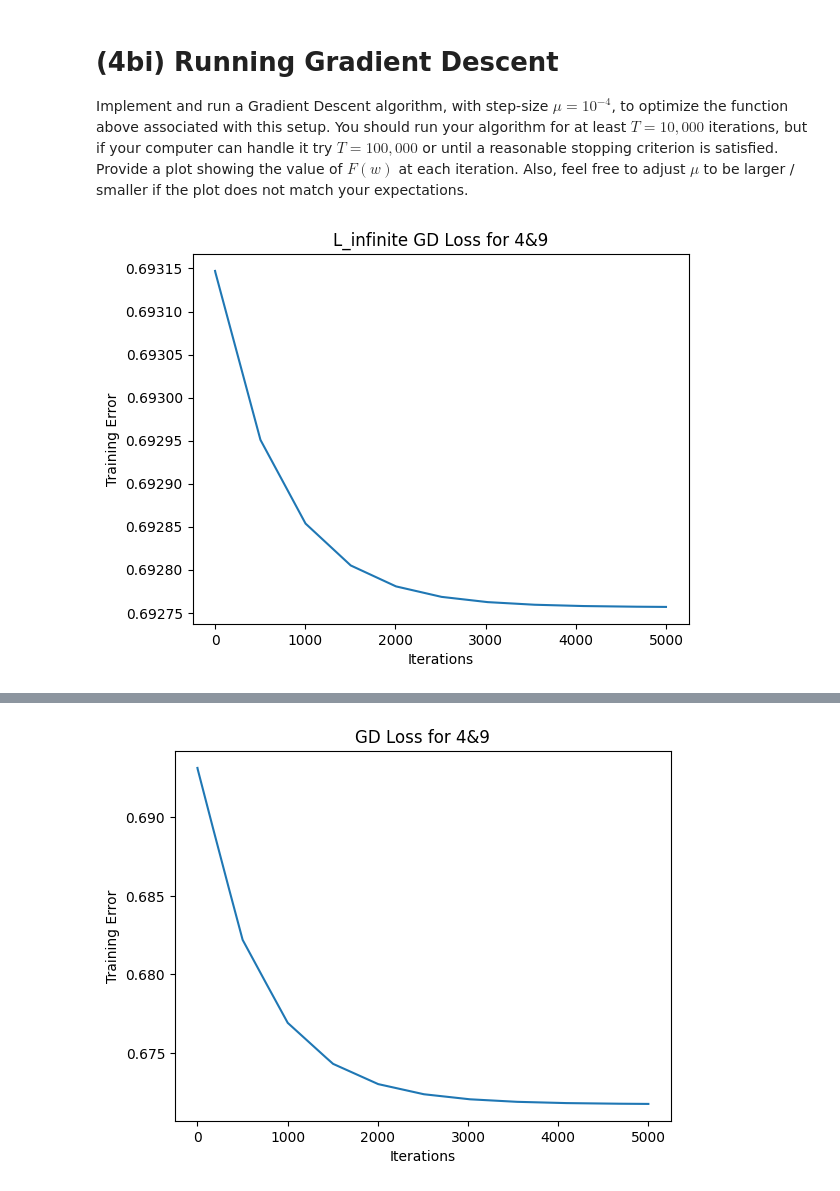
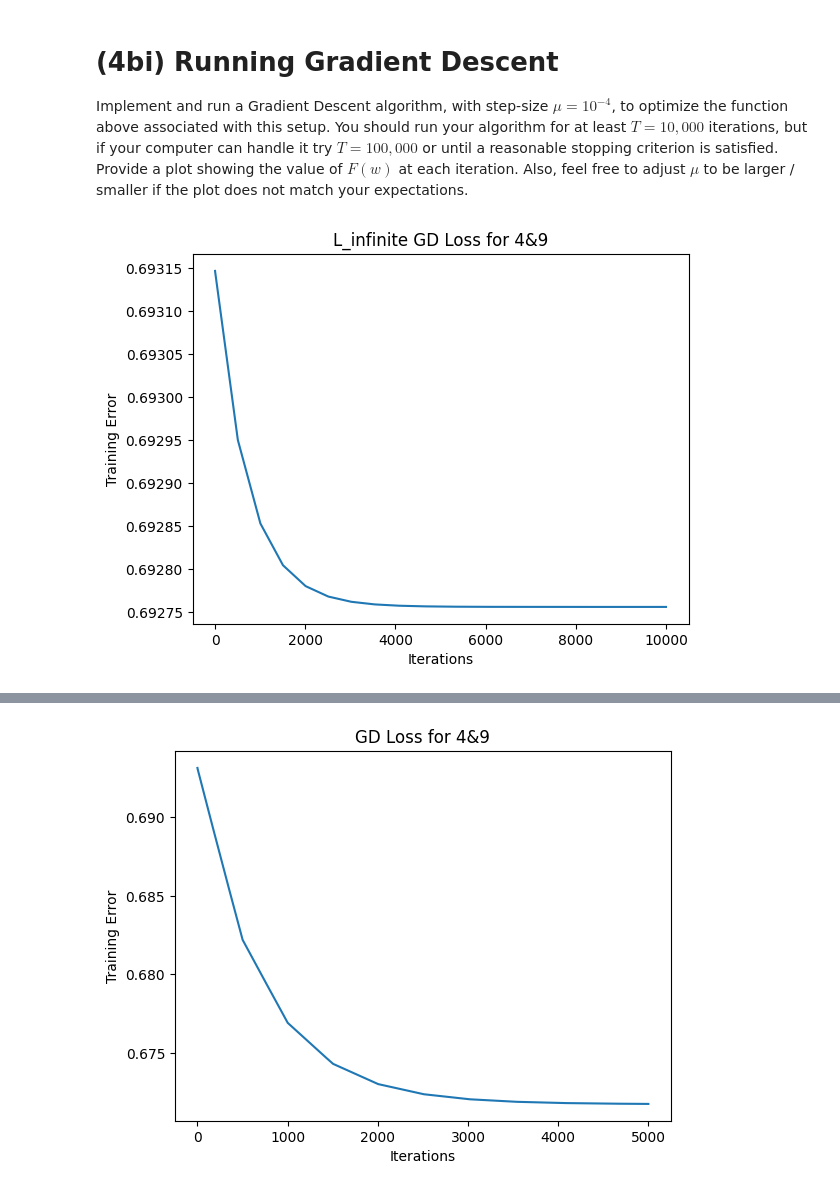
Before and after one commit to catliba/173a, a Jupyter notebook: HW4_Q3.ipynb, the cells around one changed output, grey strips where cells are left out. Saved outputs shown, nothing was run; the diff lists cells and outputs as text; code cells hidden in the pictures.

```diff
--- a/HW4_Q3.ipynb
+++ b/HW4_Q3.ipynb
@@ -76,8 +100,7 @@ def output_data(num1, num2):
 
 Implement and run a Gradient Descent algorithm, with step-size $\mu = 10^{-4}$, to optimize the function above associated with this setup. You should run your algorithm for at least $T = 10,000$ iterations, but if your computer can handle it try $T=100,000$ or until a reasonable stopping criterion is satisfied.  Provide a plot showing the value of $F(w)$ at each iteration. Also, feel free to adjust $\mu$ to be larger / smaller if the plot does not match your expectations.
 # %%
-# implement L_infinite gradient descent here
-
+#3a
 w = np.zeros((784,1))
 
 def gradF(w, x_train, y_train):
@@ -85,38 +108,35 @@ def gradF(w, x_train, y_train):
     grad = (-expVal/(1+expVal))*y_train*x_train
     return grad.transpose().mean(axis=1).reshape((28*28,1))
 
 def F(w, x_train, y_train):
-    F = np.log(1+np.exp(-y_train*(x_train @ w))).mean()
-    return F
+    return np.log(1+np.exp(-y_train*(x_train @ w))).mean()
 
 def p(gradient):
-    normGrad = np.linalg.norm(gradient, ord = 1)
-    return np.sign(gradient) * normGrad
+    return np.sign(gradient) * np.linalg.norm(gradient, ord = 1)
 
 def gradient_descent(w, T=1000, mu=1e-4, num1=0, num2=1, plot=True):
     x_train, y_train, x_test, y_test = output_data(num1, num2)
     F_history = []
     for t in range(T):
         F_history.append(F(w,x_train, y_train))
-        #w = w-mu*gradF(w, x_train, y_train)
         gradient = gradF(w, x_train, y_train)
         w = w-mu*p(gradient)
         if(t%500) == 0:
             print('Finished', t, 'iterations...')
             clear_output(wait=True)
             mu = mu/2
 
     if plot:
         plt.plot(range(T), F_history)
         plt.xlabel('Iterations')
         plt.ylabel('Training Error')
         plt.title('L_infinite GD Loss for '+str(num1)+ '&'+str(num2))
 
     return w, F_history, x_train, y_train, x_test, y_test
 
 # Call gradient_descent for digits 4 and 9
-Tmax = 5000
+Tmax = 10000
 w_star, F_hist, x_train, y_train, x_test, y_test = gradient_descent(w, T=Tmax, mu=1e-8, num1=4, num2=9, plot=True)
 # %% [output]
-[figure, old version]
+[figure, new version]
 # %%
```
Also changed, not shown: parts of 7 cells of this notebook, 4 other files.
